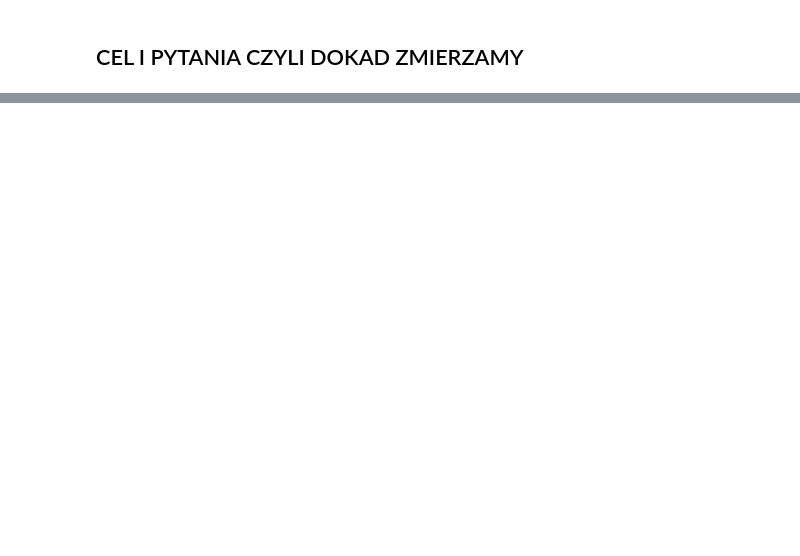
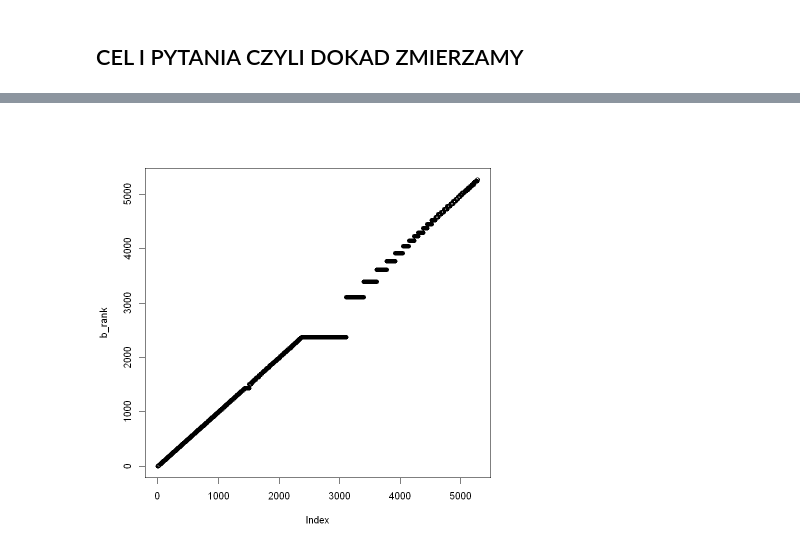
Before and after one commit to tashiamuffin/Pakiety_Statystyczne_1, a Jupyter notebook: chaos_natka.ipynb, the cells around one changed output, grey strips where cells are left out. Drawn from its saved outputs; the diff is of its cells as text; code cells hidden in the pictures; blank space fills up the shorter version.

```diff
--- a/chaos_natka.ipynb
+++ b/chaos_natka.ipynb
@@ -25,5 +25,5 @@ library(ggplot2)
 # %%
-plik <- read.csv('best_crime_and_mystery_books.csv', na.strings=c("", "NA"))
+plik <- read.csv('best_crime_and_mystery_books.csv', na.strings=c("", "NA"), header = TRUE)
 plik
 # %% [output]
 A data.frame: 5281 × 10
@@ -187,0 +60,6 @@ p
+# %%
+b_rank <- plik$book_rank
+#b_rank
+plot(b_rank)
+# %% [output]
+[figure, added]
```
Also changed, not shown: parts of 111 cells of this notebook.
